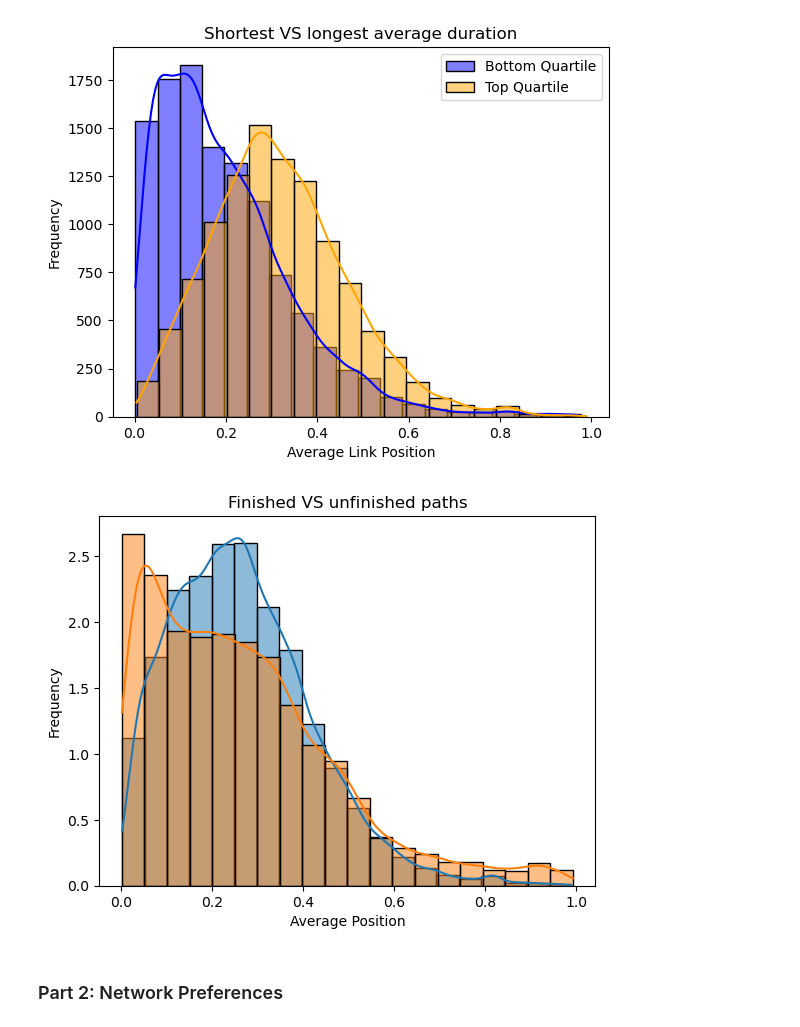
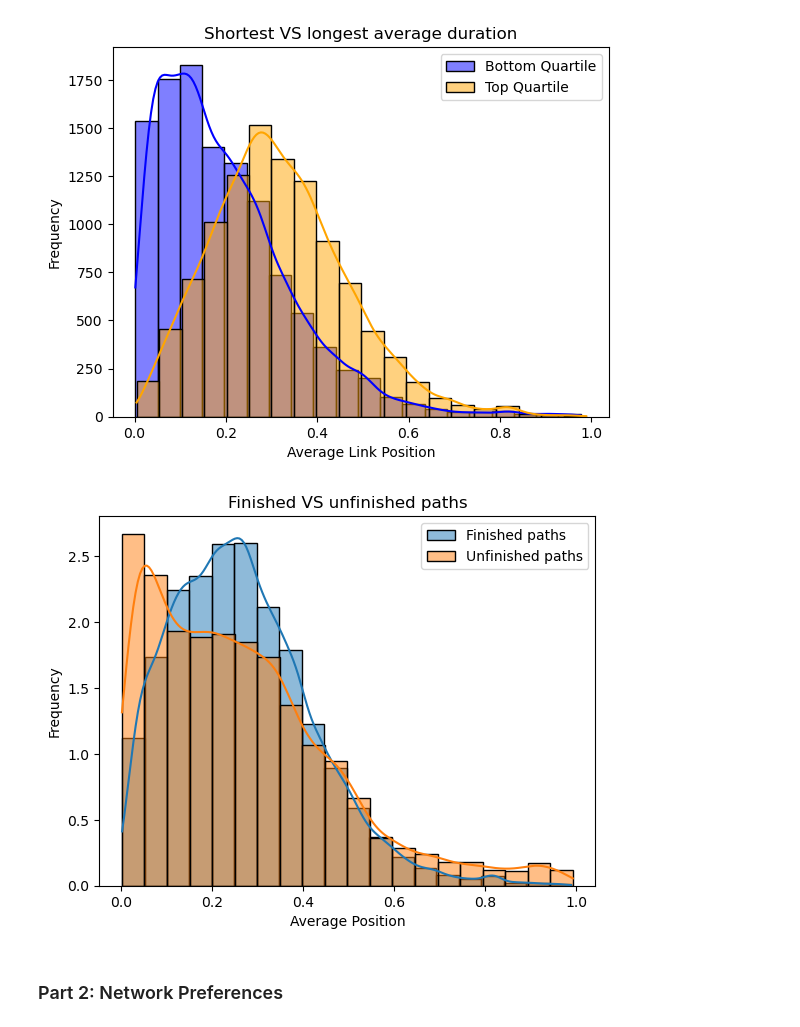
Before and after one commit to epfl-ada/ada-2023-project-epfldatadynamos, a Jupyter notebook: milestone3.ipynb, the cells around one changed output. Drawn from its saved outputs; the diff is of its cells as text; code cells hidden in the pictures.

```diff
--- a/milestone3.ipynb
+++ b/milestone3.ipynb
@@ -256,16 +256,17 @@ plt.show()
 # %% [output]
 [figure]
 # %%
-sns.histplot(data=finished_paths, x='avg_position', bins=20, kde=True, stat='density')
-sns.histplot(data=unfinished_paths, x='avg_position', bins=20, kde=True, stat='density')
+sns.histplot(data=finished_paths, x='avg_position', label='Finished paths', bins=20, kde=True, stat='density')
+sns.histplot(data=unfinished_paths, x='avg_position', label='Unfinished paths', bins=20, kde=True, stat='density')
 
 plt.xlabel('Average Position')
 plt.ylabel('Frequency')
 plt.title('Finished VS unfinished paths')
 
+plt.legend()
 plt.show()
 # %% [output]
-[figure, old version]
+[figure, new version]
 # %% [markdown]
 ### Part 2: Network Preferences
 # %% [markdown]
```
Also changed, not shown: parts of 10 cells of this notebook.
